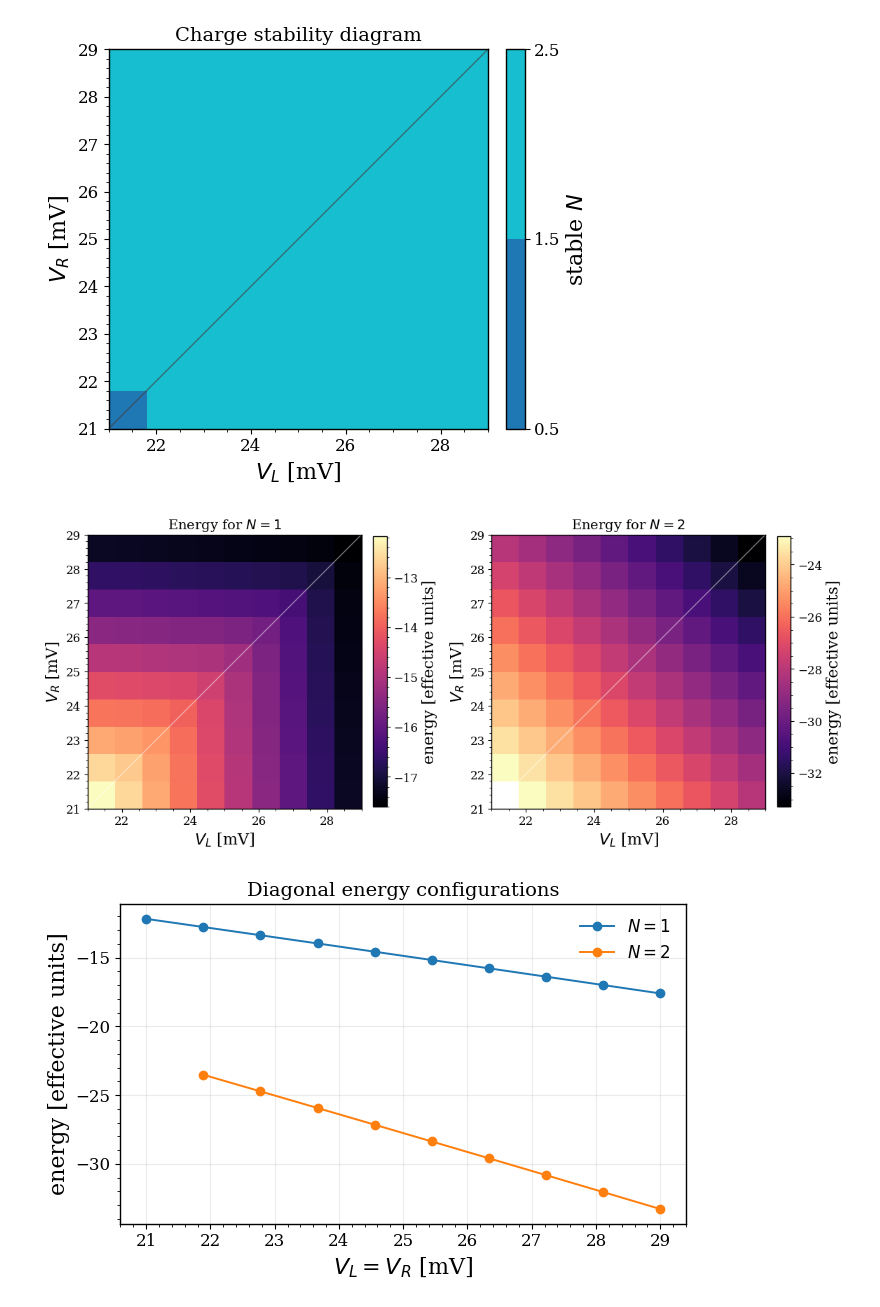
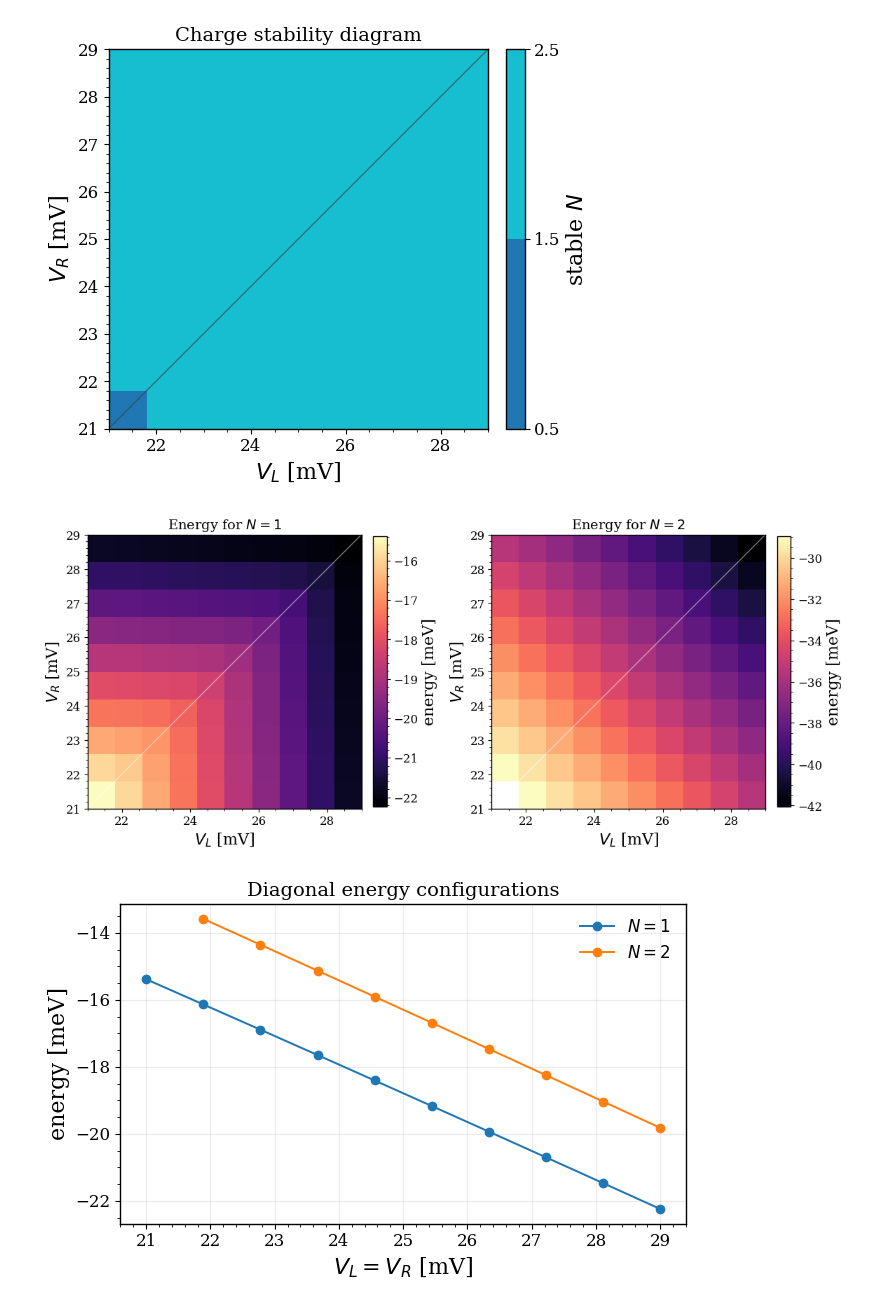
Before and after one commit to LeanderReascos/QDots, a Jupyter notebook: charge_stability_Leburton/charge_stability.ipynb, the cells around one changed output. Saved outputs shown, nothing was run; the diff lists cells and outputs as text; code cells hidden in the pictures.

```diff
--- a/charge_stability_Leburton/charge_stability.ipynb
+++ b/charge_stability_Leburton/charge_stability.ipynb
@@ -277,6 +277,10 @@ charge_stability['metadata']
 E0 = charge_stability['metadata']['effective_units_reference_energy']
 e = e = 1.602176634e-19
 eV_to_J = 1 * e
+
+E0_to_eV = E0 / eV_to_J
+
+l0 = charge_stability['metadata']['length_scale_nm']
 # %%
 charge_grid = stable_charge_grid(mirror=True)
 
@@ -292,31 +296,36 @@ energy_grids = {n: energy_grid(n, mirror=True) for n in (1, 2)}
 
 fig, axes = plt.subplots(1, 2, figsize=(11.5, 4.8), constrained_layout=True)
 for ax, n_electrons in zip(axes, (1, 2)):
-    grid = energy_grids[n_electrons]
+    grid = energy_grids[n_electrons] * E0_to_eV * 1e3
     imshow_grid(
         ax,
         grid,
         rf"Energy for $N={n_electrons}$",
         cmap="magma",
-        cbar_label="energy [effective units]",
+        cbar_label="energy [meV]",
     )
     ax.plot(voltage_grid_mV, voltage_grid_mV, color="w", lw=1, alpha=0.5)
 plt.show()
 # %% [output]
-[figure, old version]
+[figure, new version]
 # %%
 fig, ax = plt.subplots(figsize=(6.8, 4.4))
 for n_electrons, grid in energy_grids.items():
     diagonal = np.diag(grid)
     mask = np.isfinite(diagonal)
-    ax.plot(voltage_grid_mV[mask], diagonal[mask], marker="o", label=rf"$N={n_electrons}$")
+    if n_electrons == 1:
+        mu_N = diagonal[mask]
+    else:
+        diagonal_Nm1 = np.diag(energy_grids[n_electrons - 1])
+        mu_N = diagonal[mask] - diagonal_Nm1[mask]
+    ax.plot(voltage_grid_mV[mask], mu_N * E0_to_eV * 1e3, marker="o", label=rf"$N={n_electrons}$")
 
 ax.set_xlabel(r"$V_L=V_R$ [mV]")
-ax.set_ylabel("energy [effective units]")
+ax.set_ylabel("energy [meV]")
 ax.set_title("Diagonal energy configurations")
 ax.legend(frameon=False)
 ax.grid(alpha=0.25)
 fig.tight_layout()
 plt.show()
 # %% [output]
-[figure, old version]
+[figure, new version]
```
